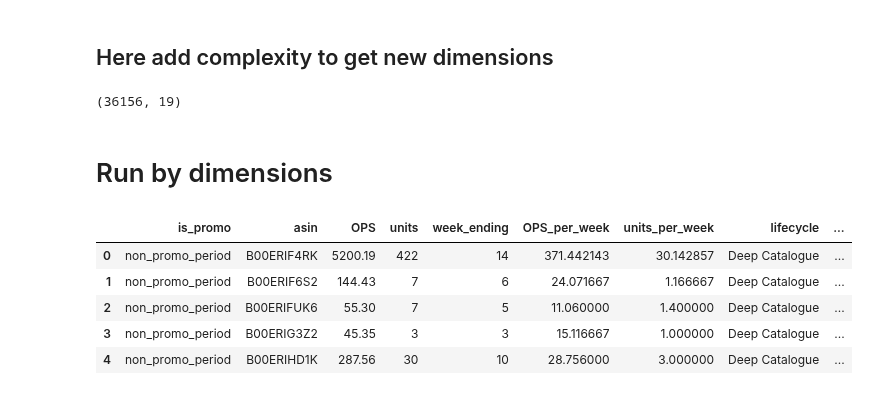
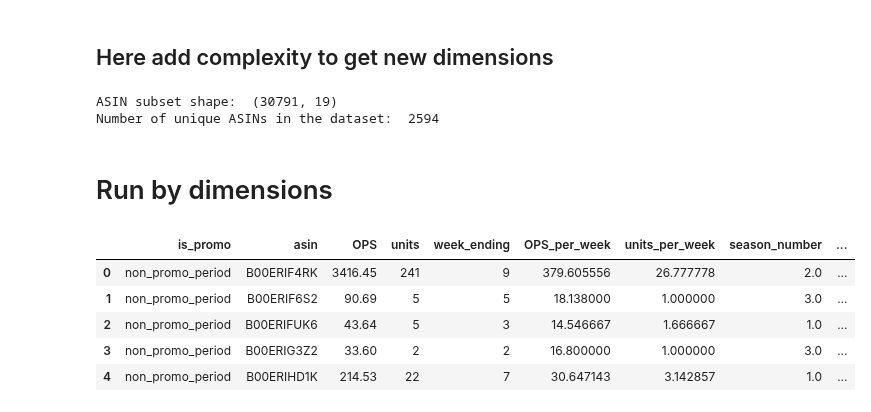
Before and after one commit to dfadeeff/AMZ_Projects, a Jupyter notebook: Price Points with Content Lifecycle.ipynb, the cells around one changed output. Drawn from its saved outputs; the diff is of its cells as text; code cells hidden in the pictures.

```diff
--- a/Price Points with Content Lifecycle.ipynb
+++ b/Price Points with Content Lifecycle.ipynb
@@ -205,22 +232,22 @@ def get_change_in_price_dimension(df, metric, dimension):
                      right_on=["display_price_y",dimension],how="left")
     final['elasticity'] = final['change_in_metric'] / final['per_change_price']
     return final
-# %%
-asin_subset.shape
-# %% [output]
-(36156, 19)
+# %%
+print("ASIN subset shape: ", asin_subset.shape)
+print("Number of unique ASINs in the dataset: ", asin_subset['asin'].nunique())
+# %% [output]
+ASIN subset shape:  (30791, 19)
+Number of unique ASINs in the dataset:  2594
 # %% [markdown]
 # Run by dimensions
 # %%
-dimension = "lifecycle"
 key_metrics_l = prep_dataset_dimension(asin_subset,dimension)
+key_metrics_l.head()
+# %% [output]
+|  | is_promo | asin | OPS | units | week_ending | OPS_per_week | units_per_week | season_number | ... |
+| 0 | non_promo_period | B00ERIF4RK | 3416.45 | 241 | 9 | 379.605556 | 26.777778 | 2.0 | ... |
+| 1 | non_promo_period | B00ERIF6S2 | 90.69 | 5 | 5 | 18.138000 | 1.000000 | 3.0 | ... |
+| 2 | non_promo_period | B00ERIFUK6 | 43.64 | 5 | 3 | 14.546667 | 1.666667 | 1.0 | ... |
+| 3 | non_promo_period | B00ERIG3Z2 | 33.60 | 2 | 2 | 16.800000 | 1.000000 | 3.0 | ... |
+| 4 | non_promo_period | B00ERIHD1K | 214.53 | 22 | 7 | 30.647143 | 3.142857 | 1.0 | ... |
-# %%
-key_metrics_l.head()
-# %% [output]
-|  | is_promo | asin | OPS | units | week_ending | OPS_per_week | units_per_week | lifecycle | ... |
-| 0 | non_promo_period | B00ERIF4RK | 5200.19 | 422 | 14 | 371.442143 | 30.142857 | Deep Catalogue | ... |
-| 1 | non_promo_period | B00ERIF6S2 | 144.43 | 7 | 6 | 24.071667 | 1.166667 | Deep Catalogue | ... |
-| 2 | non_promo_period | B00ERIFUK6 | 55.30 | 7 | 5 | 11.060000 | 1.400000 | Deep Catalogue | ... |
-| 3 | non_promo_period | B00ERIG3Z2 | 45.35 | 3 | 3 | 15.116667 | 1.000000 | Deep Catalogue | ... |
-| 4 | non_promo_period | B00ERIHD1K | 287.56 | 30 | 10 | 28.756000 | 3.000000 | Deep Catalogue | ... |
 # %%
```
Also changed, not shown: parts of 48 cells of this notebook.
